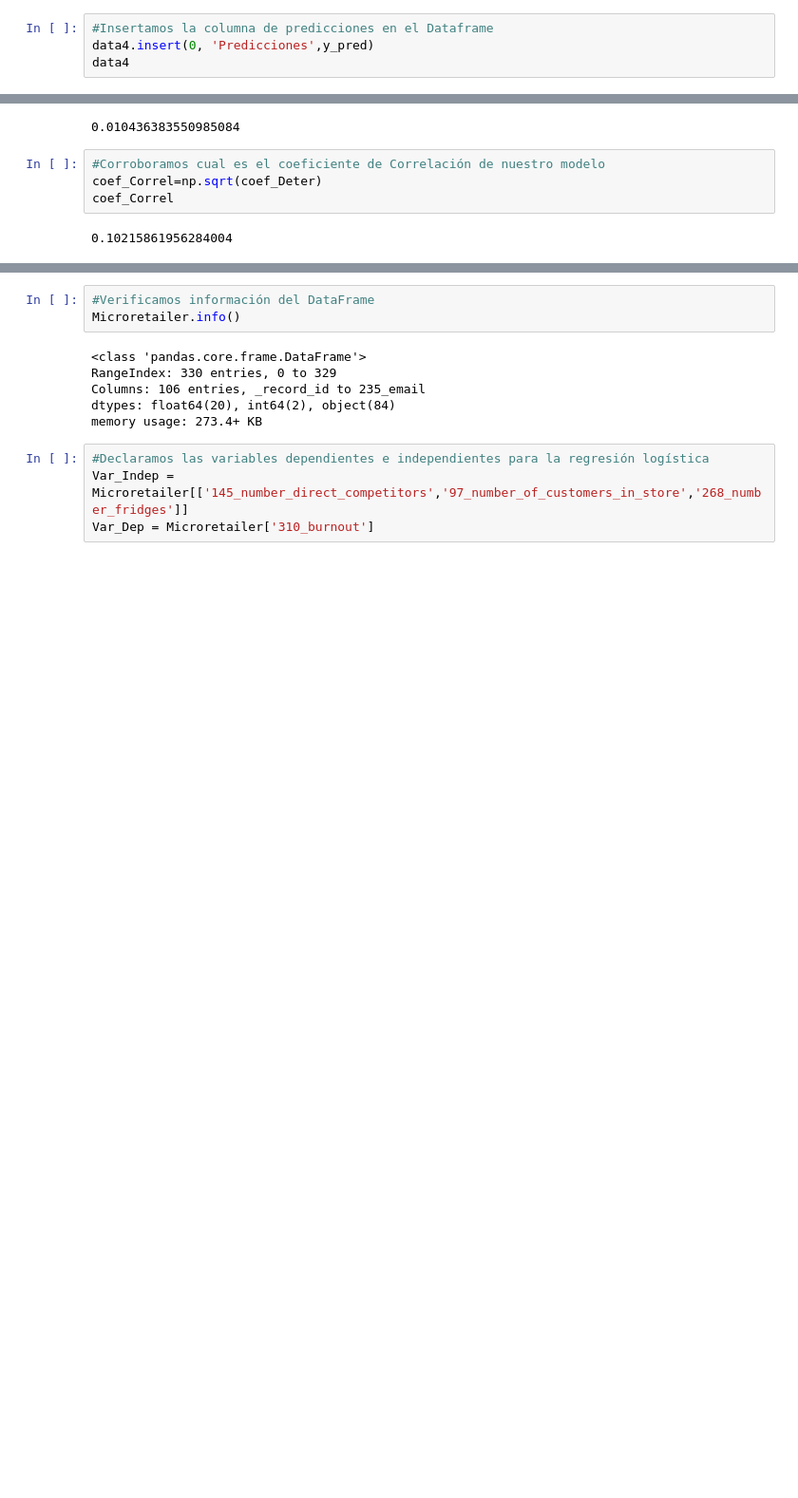
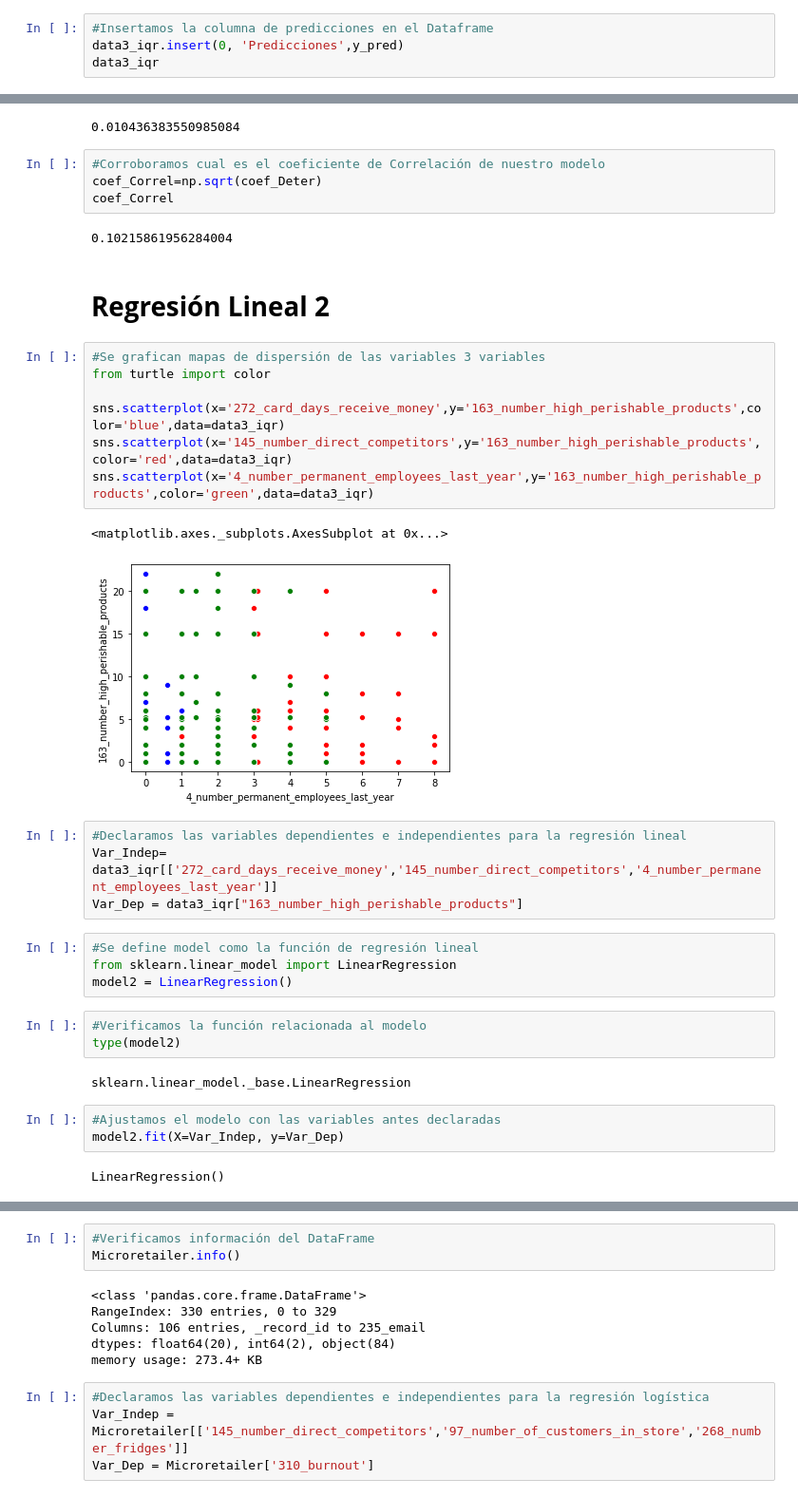
Before and after one commit to saloabdala/Actividad-4, a Jupyter notebook: Actividad_4_(Regresión_lineal_y_logística)_tarea.ipynb, the cells around one changed output, grey strips where cells are left out. Shown at 95% size. Cells and saved outputs as stored; diff of their text form; blank space fills up the shorter version.

```diff
--- a/Actividad_4_(Regresión_lineal_y_logística)_tarea.ipynb
+++ b/Actividad_4_(Regresión_lineal_y_logística)_tarea.ipynb
@@ -298,7 +280,7 @@ data4
 # %%
 #Insertamos la columna de predicciones en el Dataframe
-data4.insert(0, 'Predicciones',y_pred)
-data4
+data3_iqr.insert(0, 'Predicciones',y_pred)
+data3_iqr
 # %% [output]
 |  | Predicciones | 97_number_of_customers_in_store | 268_number_fridges | 104_how_many_shelves_does_the_mic... | 2_current_permanent_employees | ... |
 | 0 | 1.318777 | 1.0 | 3.0 | 3.0 | 2.0 | ... |
@@ -333,3 +315,33 @@ coef_Correl=np.sqrt(coef_Deter)
 coef_Correl
 # %% [output]
 0.10215861956284004
+# %% [markdown]
+# **Regresión Lineal 2**
+# %%
+#Se grafican mapas de dispersión de las variables 3 variables
+from turtle import color
+
+sns.scatterplot(x='272_card_days_receive_money',y='163_number_high_perishable_products',color='blue',data=data3_iqr)
+sns.scatterplot(x='145_number_direct_competitors',y='163_number_high_perishable_products',color='red',data=data3_iqr)
+sns.scatterplot(x='4_number_permanent_employees_last_year',y='163_number_high_perishable_products',color='green',data=data3_iqr)
+# %% [output]
+<matplotlib.axes._subplots.AxesSubplot at 0x...>
+[figure, added]
+# %%
+#Declaramos las variables dependientes e independientes para la regresión lineal
+Var_Indep= data3_iqr[['272_card_days_receive_money','145_number_direct_competitors','4_number_permanent_employees_last_year']]
+Var_Dep = data3_iqr["163_number_high_perishable_products"]
+# %%
+#Se define model como la función de regresión lineal
+from sklearn.linear_model import LinearRegression
+model2 = LinearRegression()
+# %%
+#Verificamos la función relacionada al modelo
+type(model2)
+# %% [output]
+sklearn.linear_model._base.LinearRegression
+# %%
+#Ajustamos el modelo con las variables antes declaradas
+model2.fit(X=Var_Indep, y=Var_Dep)
+# %% [output]
+LinearRegression()
```
Also changed, not shown: parts of 49 cells of this notebook.
